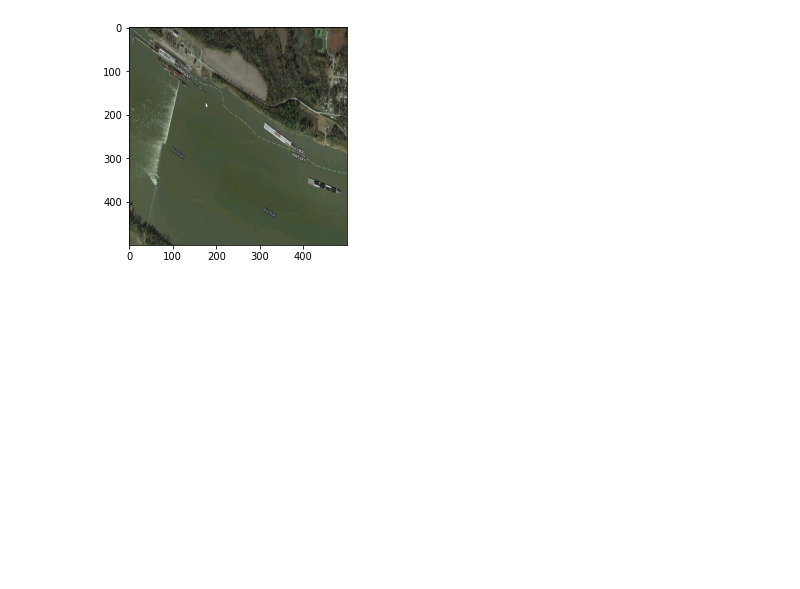
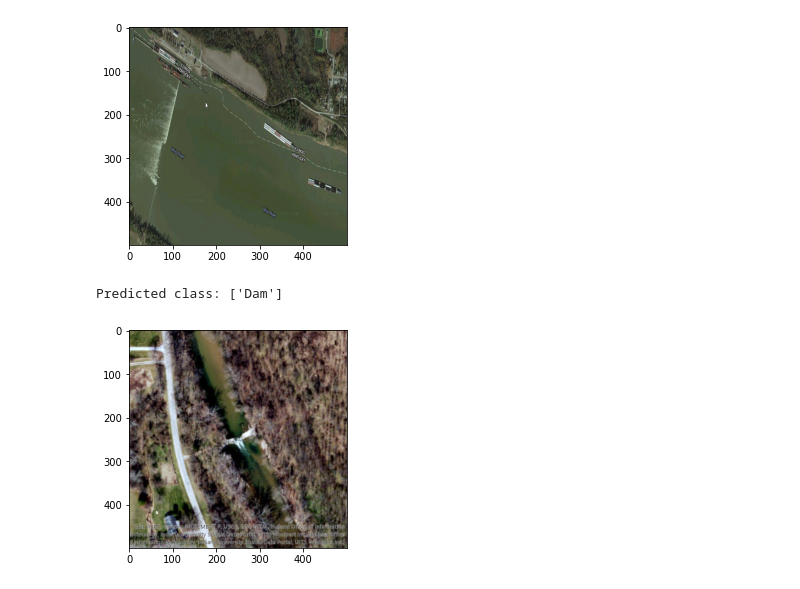
Before and after one commit to ypenamak/DL_Group_5_Project, a Jupyter notebook: Lowhead_function_image.ipynb, the cells around one changed output. Drawn from its saved outputs; the diff is of its cells as text; code cells hidden in the pictures; blank space fills up the shorter version.

```diff
--- a/Lowhead_function_image.ipynb
+++ b/Lowhead_function_image.ipynb
@@ -46,3 +46,8 @@ image_lowheaddam_pred(model, '/content/image2.jpeg')
 # %% [output]
 Predicted class: ['Dam']
 [figure]
+# %%
+image_lowheaddam_pred(model, '89-B.png')
+# %% [output]
+Predicted class: ['Dam']
+[figure, added]
```
Also changed, not shown: parts of 5 cells of this notebook.
